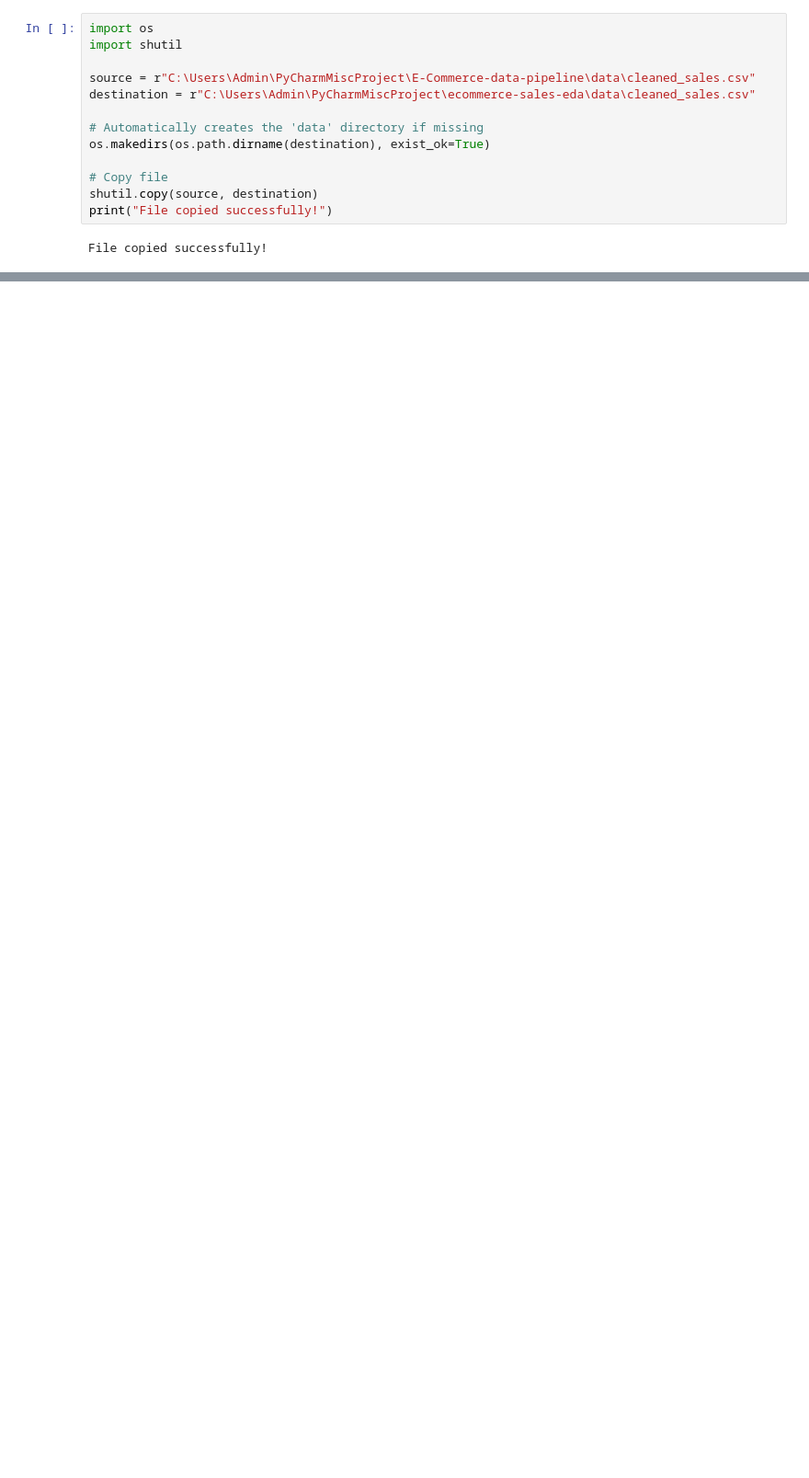
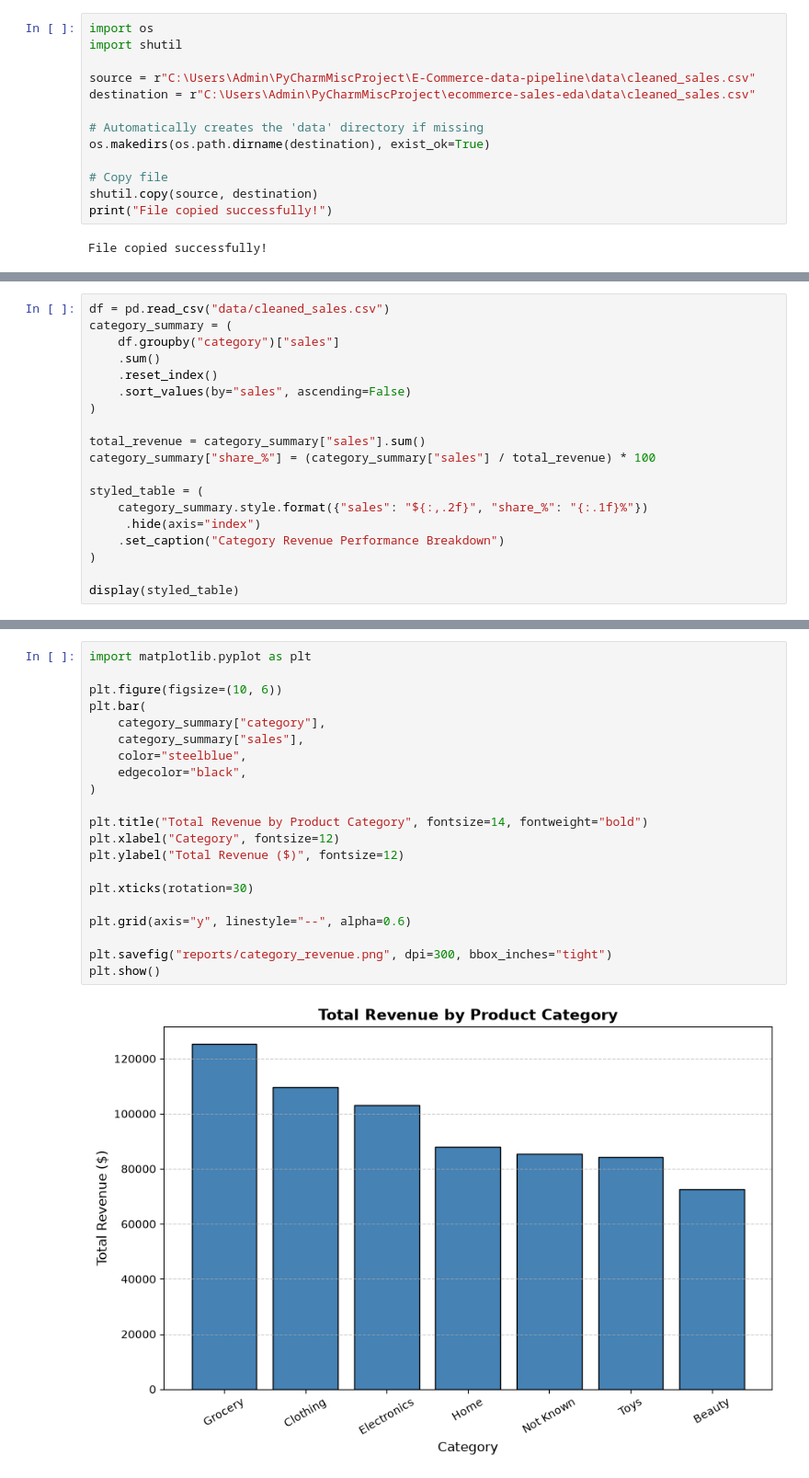
Before and after one commit to Ibrahim-katama/ecommerce-sales-eda, a Jupyter notebook: sales-analysis.ipynb, the cells around one changed output, grey strips where cells are left out. Shown at 92% size. Cells and saved outputs as stored; diff of their text form; blank space fills up the shorter version.

Commit message:
e-commerce sales EDA and visual reports

```diff
--- a/sales-analysis.ipynb
+++ b/sales-analysis.ipynb
@@ -59,0 +23,19 @@ memory usage: 41.5 KB
+# %%
+df = pd.read_csv("data/cleaned_sales.csv")
+category_summary = (
+    df.groupby("category")["sales"]
+    .sum()
+    .reset_index()
+    .sort_values(by="sales", ascending=False)
+)
+
+total_revenue = category_summary["sales"].sum()
+category_summary["share_%"] = (category_summary["sales"] / total_revenue) * 100
+
+styled_table = (
+    category_summary.style.format({"sales": "${:,.2f}", "share_%": "{:.1f}%"})
+     .hide(axis="index")
+    .set_caption("Category Revenue Performance Breakdown")
+)
+
+display(styled_table)
@@ -59,0 +54,23 @@ memory usage: 41.5 KB
+# %%
+import matplotlib.pyplot as plt
+
+plt.figure(figsize=(10, 6))
+plt.bar(
+    category_summary["category"],
+    category_summary["sales"],
+    color="steelblue",
+    edgecolor="black",
+)
+
+plt.title("Total Revenue by Product Category", fontsize=14, fontweight="bold")
+plt.xlabel("Category", fontsize=12)
+plt.ylabel("Total Revenue ($)", fontsize=12)
+
+plt.xticks(rotation=30)
+
+plt.grid(axis="y", linestyle="--", alpha=0.6)
+
+plt.savefig("reports/category_revenue.png", dpi=300, bbox_inches="tight")
+plt.show()
+# %% [output]
+[figure, added]
```
Also changed, not shown: parts of 19 cells of this notebook, 5 other files.
